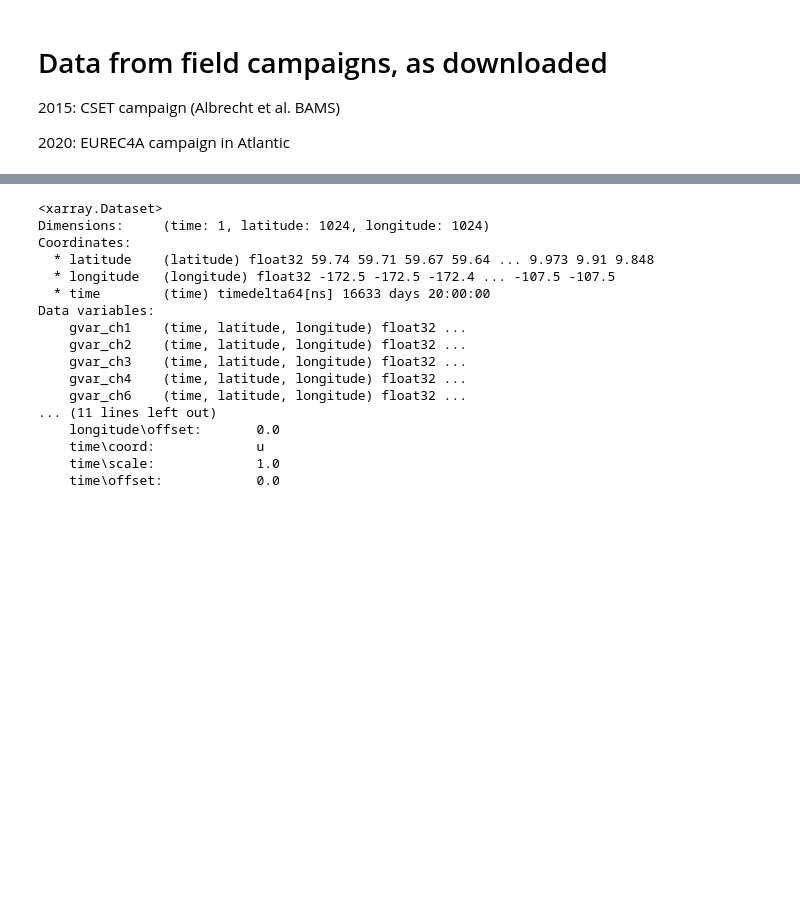
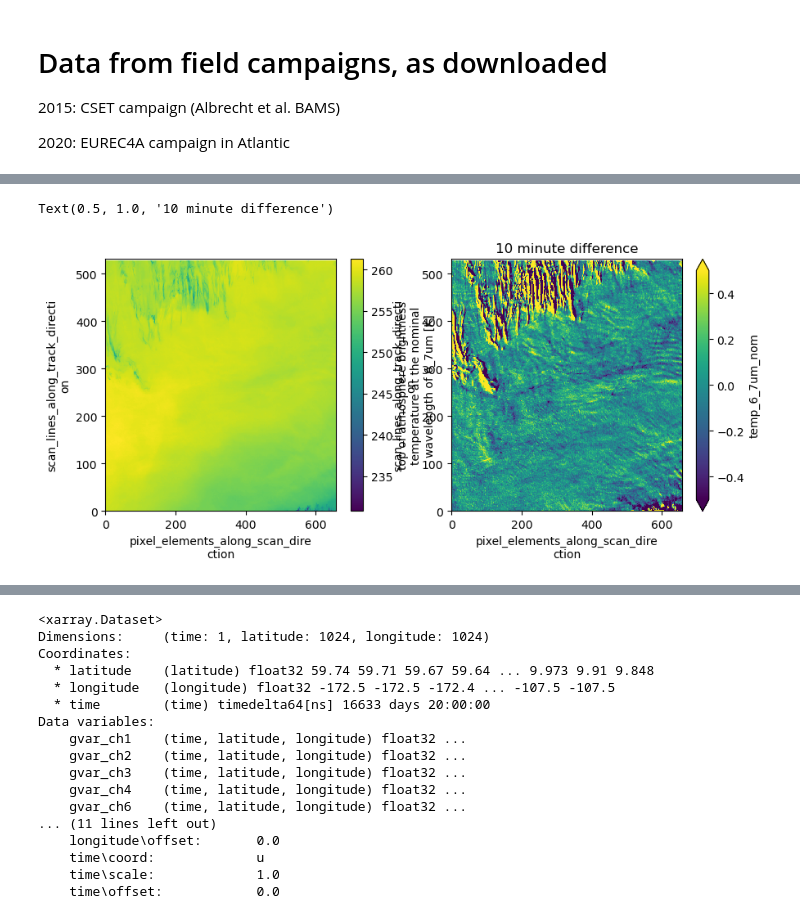
Before and after one commit to brianmapes/stratocu_waves, a Jupyter notebook: Fieldcampaign_sat_downloads.ipynb, the cells around one changed output, grey strips where cells are left out. Saved outputs shown, nothing was run; the diff lists cells and outputs as text; code cells hidden in the pictures; blank space fills up the shorter version.

```diff
--- a/Fieldcampaign_sat_downloads.ipynb
+++ b/Fieldcampaign_sat_downloads.ipynb
@@ -31,0 +19,3 @@ g15.2015198.0545.nc g15.2015198.1130.nc g15.2015198.1645.nc
+# %%
+ds = xr.open_dataset('/Users/bmapes/Box/EUREC4A_SATELLITE/GOES-E/2km_10min/2020_02_02/clavrx_OR_ABI-L1b-RadF-M6C01_G16_s20200330000138_BARBADOS-2KM-FD.level2.nc')
+ds
@@ -31,0 +40,13 @@ g15.2015198.0545.nc g15.2015198.1130.nc g15.2015198.1645.nc
+# %%
+ds2 = xr.open_dataset('/Users/bmapes/Box/scwaves/EUREC4A_SATELLITE/GOES-E/2km_10min/2020_02_02/clavrx_OR_ABI-L1b-RadF-M6C01_G16_s20200330010138_BARBADOS-2KM-FD.level2.nc')
+diff10 = ds2-ds
+# %%
+plt.figure(figsize=(10,4))
+
+plt.subplot(121)
+ds.temp_6_7um_nom.plot()
+plt.subplot(122)
+diff10.temp_6_7um_nom.plot(vmin=-0.5,vmax=0.5);plt.title('10 minute difference')
+# %% [output]
+Text(0.5, 1.0, '10 minute difference')
+[figure, added]
```
Also changed, not shown: parts of 4 cells of this notebook.
